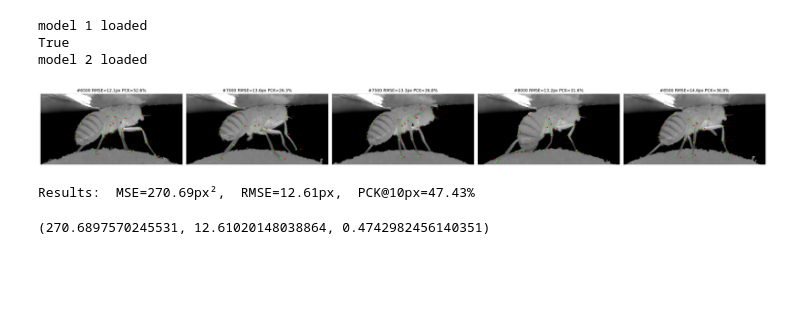
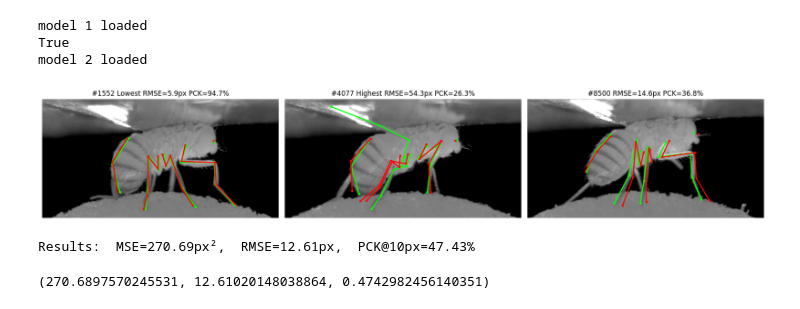
Before and after one commit to Maurrow/uzk_cvproject, a Jupyter notebook: fly_book.ipynb, the cells around one changed output. Cells and saved outputs as stored; diff of their text form; code cells hidden in the pictures; blank space fills up the shorter version.

Commit message:
chore: refactoring and smaller adjustments to visualization

```diff
--- a/fly_book.ipynb
+++ b/fly_book.ipynb
@@ -65,11 +65,13 @@ def fly_eval2(
     total_correct = 0
     total_visible = 0
 
-    last_images, last_gts, last_preds, last_vis, last_titles = [], [], [], [], []
+    min_euc = 256
+    max_euc = 0
+
+    extr_images, extr_gts, extr_preds, extr_vis, extr_titles = [None] * 3, [None] * 3, [None] * 3, [None] * 3, [None] * 3
 
     for i in tqdm(range(len(dataset)), desc="Evaluating", ncols=100):
         img, keypts, visible = dataset[i]
-        vis_img = img.clone()                                   # for viz
 
         #normalize & batch→device
 
@@ -86,45 +88,59 @@ def fly_eval2(
 
         diff    = pred_px[mask] - gt_px[mask]
         sq_err  = diff.pow(2).sum(dim=1)
         euc     = sq_err.sqrt()
 
         n_vis   = mask.sum().item()
         if n_vis == 0:
             continue
 
         # accumulate
         total_mse     += sq_err.mean().item()  * n_vis
         total_rmse    += euc.mean().item()     * n_vis
         total_correct += (euc < pck_thresh).sum().item()
         total_visible += n_vis
 
+        if min_euc > euc.mean().item():
+            title = f"#{i} Lowest RMSE={euc.mean().item():.1f}px PCK={100*(euc< pck_thresh).float().mean().item():.1f}%"
+            extr_images[0] = test_img.cpu().squeeze(0)
+            extr_gts[0] = keypts
+            extr_preds[0] = pred
+            extr_vis[0] = visible
+            extr_titles[0] = title
+            min_euc = euc.mean().item()
+
+        if max_euc < euc.mean().item():
+            title = f"#{i} Highest RMSE={euc.mean().item():.1f}px PCK={100*(euc< pck_thresh).float().mean().item():.1f}%"
+            extr_images[1] = test_img.cpu().squeeze(0)
+            extr_gts[1] = keypts
+            extr_preds[1] = pred
+            extr_vis[1] = visible
+            extr_titles[1] = title
+            max_euc = euc.mean().item()
+
+
         # visualize
         if i % visualize_every == 0:
             title = f"#{i} RMSE={euc.mean().item():.1f}px PCK={100*(euc< pck_thresh).float().mean().item():.1f}%"
-            last_images .append(test_img.cpu().squeeze(0))
-            last_gts    .append(keypts)
-            last_preds  .append(pred)
-            last_vis    .append(visible)
-            last_titles .append(title)
-            if len(last_images) > 5:
-                last_images.pop(0)
-                last_gts.pop(0)
-                last_preds.pop(0)
-                last_vis.pop(0)
-                last_titles.pop(0)
+            extr_images[2] = test_img.cpu().squeeze(0)
+            extr_gts[2] = keypts
+            extr_preds[2] = pred
+            extr_vis[2] = visible
+            extr_titles[2] = title
+
             clear_output(wait=True)
-            visualize_fly_batch(last_images, last_gts, last_preds, last_vis, last_titles)
+            visualize_fly_batch(extr_images, extr_gts, extr_preds, extr_vis, extr_titles)
 
     # averages
     mean_mse  = total_mse  / total_visible
     mean_rmse = total_rmse / total_visible
     mean_pck  = total_correct / total_visible
 
     print(f"\nResults:  MSE={mean_mse:.2f}px²,  RMSE={mean_rmse:.2f}px,  PCK@{pck_thresh}px={mean_pck*100:.2f}%")
     return mean_mse, mean_rmse, mean_pck
 
 fly_eval2(trained_model_2, test_dataset, device=device, pck_thresh=10)
 # %% [output]
-[figure, old version]
+[figure, new version]
 Results:  MSE=270.69px²,  RMSE=12.61px,  PCK@10px=47.43%
 (270.6897570245531, 12.61020148038864, 0.4742982456140351)
```
Also changed, not shown: parts of 1 cell of this notebook, 3 other files.
